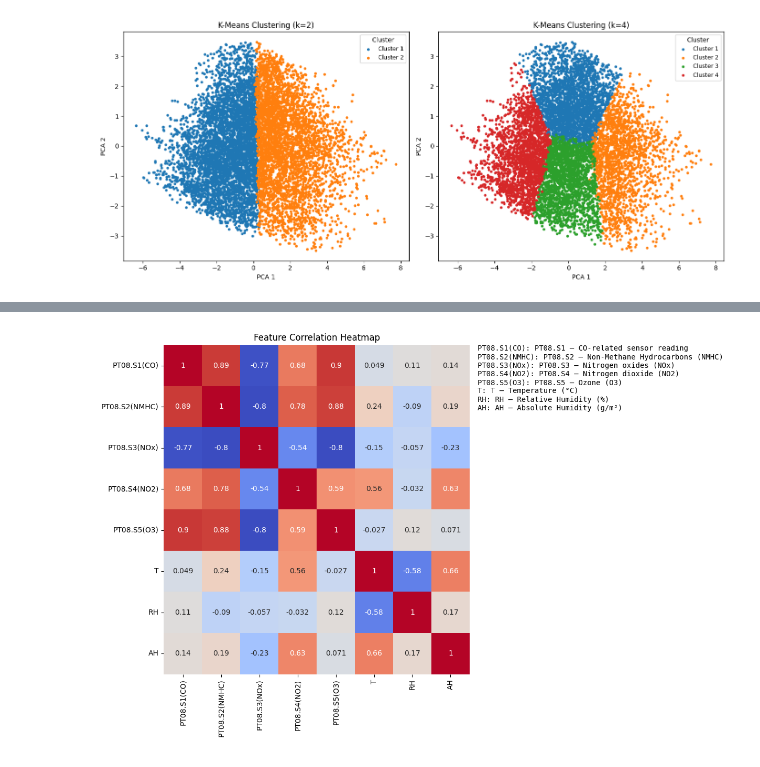
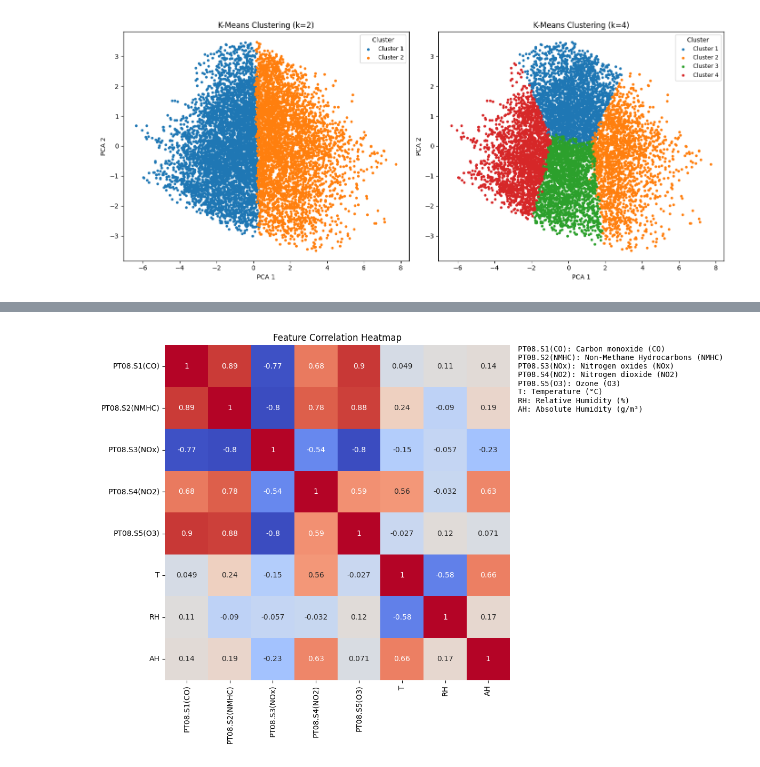
Before and after one commit to Gianluca-Coppola/Clustering, a Jupyter notebook: air_quality_clustering.ipynb, the cells around one changed output, grey strips where cells are left out. Drawn from its saved outputs; the diff is of its cells as text; code cells hidden in the pictures.

Commit message:
Added README, requirements.txt, fixed heatmap

```diff
--- a/air_quality_clustering.ipynb
+++ b/air_quality_clustering.ipynb
@@ -176,29 +176,30 @@ cluster_summary
 | 2 | 1124.365349 | 923.358915 | 756.231618 | 1308.049173 | 1109.255515 | 11.754779 | 59.238419 | 0.835659 |
 | 3 | 884.611214 | 649.251622 | 1143.798424 | 1097.641798 | 627.757646 | 12.325765 | 50.577943 | 0.744147 |
 # %%
-# build correlation matrix from sensor features only
 corr = df[features].replace(-200, np.nan).corr()
 
-fig, (ax_hm, ax_leg) = plt.subplots(1, 2, figsize=(12,8), gridspec_kw={'width_ratios': [3, 1]})
+fig, (ax_hm, ax_leg) = plt.subplots(1, 2, figsize=(12, 8), gridspec_kw={'width_ratios': [3, 1]})
+
+# show full heatmap (no mask)
 sns.heatmap(corr, annot=True, cmap='coolwarm', ax=ax_hm, cbar=False)
 ax_hm.set_title('Feature Correlation Heatmap')
 
 label_map = {
-    'PT08.S1(CO)': 'PT08.S1 — CO-related sensor reading',
-    'PT08.S2(NMHC)': 'PT08.S2 — Non‑Methane Hydrocarbons (NMHC)',
-    'PT08.S3(NOx)': 'PT08.S3 — Nitrogen oxides (NOx)',
-    'PT08.S4(NO2)': 'PT08.S4 — Nitrogen dioxide (NO2)',
-    'PT08.S5(O3)': 'PT08.S5 — Ozone (O3)',
-    'T': 'T — Temperature (°C)',
-    'RH': 'RH — Relative Humidity (%)',
-    'AH': 'AH — Absolute Humidity (g/m³)'
+    'PT08.S1(CO)': 'Carbon monoxide (CO)',
+    'PT08.S2(NMHC)': 'Non‑Methane Hydrocarbons (NMHC)',
+    'PT08.S3(NOx)': 'Nitrogen oxides (NOx)',
+    'PT08.S4(NO2)': 'Nitrogen dioxide (NO2)',
+    'PT08.S5(O3)': 'Ozone (O3)',
+    'T': 'Temperature (°C)',
+    'RH': 'Relative Humidity (%)',
+    'AH': 'Absolute Humidity (g/m³)'
 }
 
 ax_leg.axis('off')
 legend_text = "\n".join([f"{k}: {v}" for k, v in label_map.items()])
 ax_leg.text(0, 1, legend_text, va='top', ha='left', fontsize=10, family='monospace')
 
 plt.tight_layout()
 plt.show()
 # %% [output]
-[figure, old version]
+[figure, new version]
```
Also changed, not shown: parts of 1 cell of this notebook, 2 other files.
